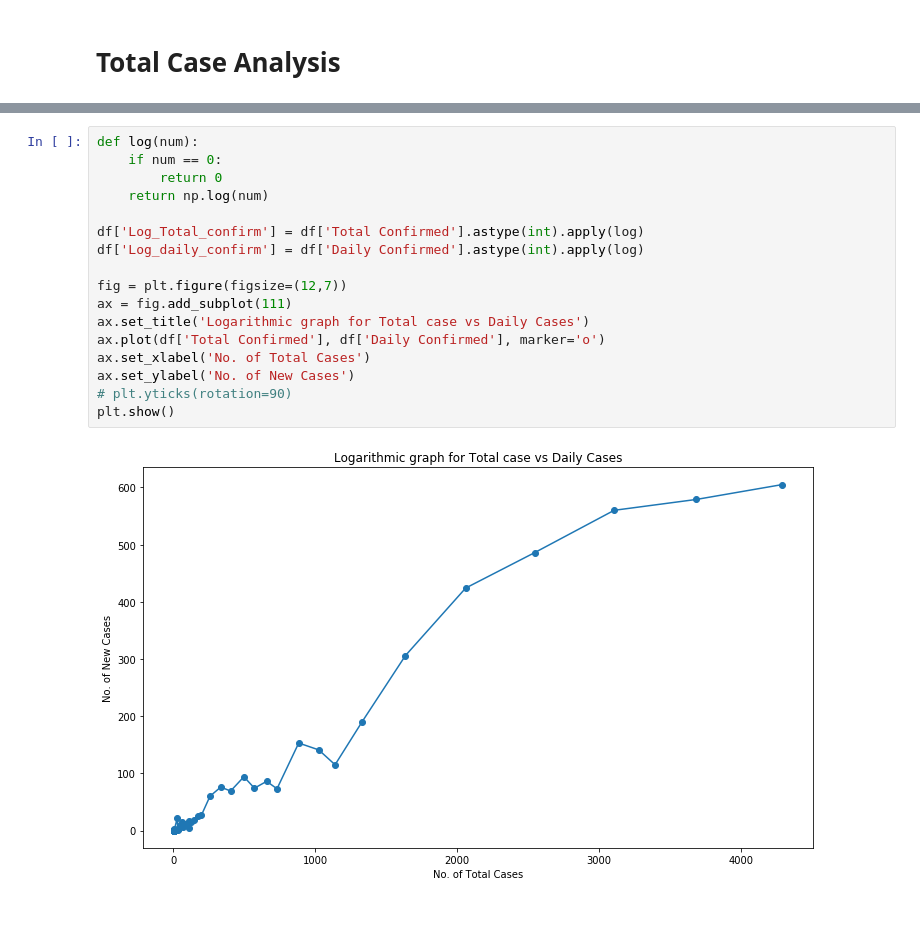
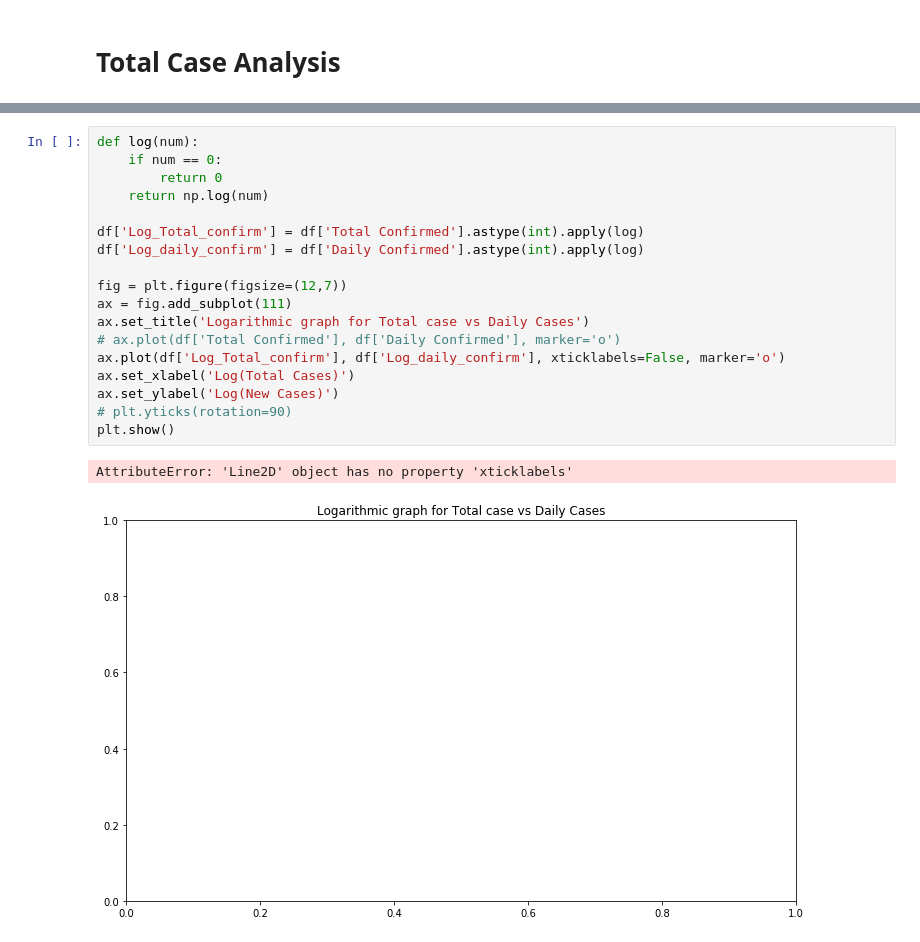
Before and after one commit to rayshu/CoVID-Tracker-India, a Jupyter notebook: Trend Analysis.ipynb, the cells around one changed output, grey strips where cells are left out. Cells and saved outputs as stored; diff of their text form; blank space fills up the shorter version.

```diff
--- a/Trend Analysis.ipynb
+++ b/Trend Analysis.ipynb
@@ -100,19 +101,21 @@ plt.show()
 # %%
 def log(num):
     if num == 0:
         return 0
     return np.log(num)
 
 df['Log_Total_confirm'] = df['Total Confirmed'].astype(int).apply(log)
 df['Log_daily_confirm'] = df['Daily Confirmed'].astype(int).apply(log)
 
 fig = plt.figure(figsize=(12,7))
 ax = fig.add_subplot(111)
 ax.set_title('Logarithmic graph for Total case vs Daily Cases')
-ax.plot(df['Total Confirmed'], df['Daily Confirmed'], marker='o')
-ax.set_xlabel('No. of Total Cases')
-ax.set_ylabel('No. of New Cases')
+# ax.plot(df['Total Confirmed'], df['Daily Confirmed'], marker='o')
+ax.plot(df['Log_Total_confirm'], df['Log_daily_confirm'], xticklabels=False, marker='o')
+ax.set_xlabel('Log(Total Cases)')
+ax.set_ylabel('Log(New Cases)')
 # plt.yticks(rotation=90)
 plt.show()
 # %% [output]
+AttributeError: 'Line2D' object has no property 'xticklabels'
-[figure, old version]
+[figure, new version]
```
Also changed, not shown: parts of 4 cells of this notebook.
